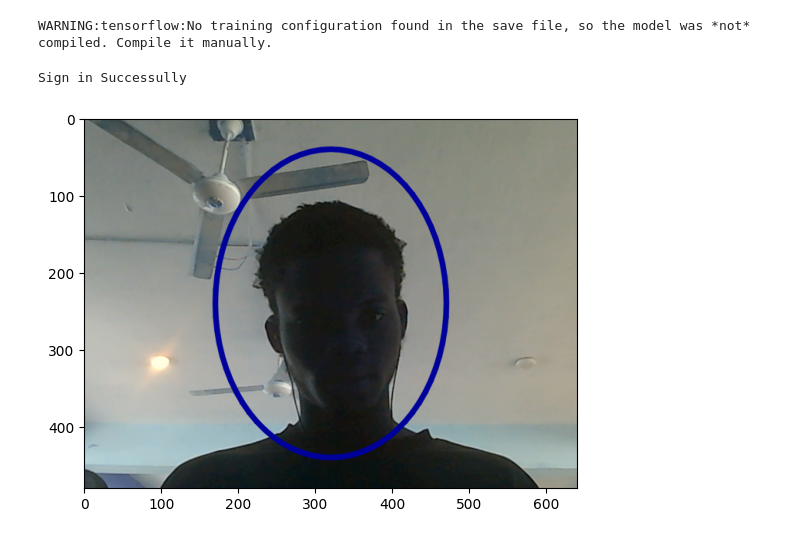
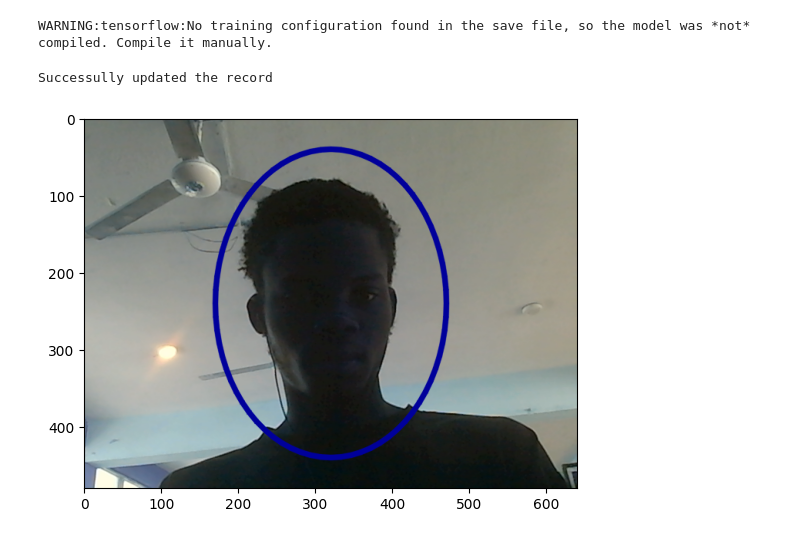
Before and after one commit to Godwin-T/Register-Project, a Jupyter notebook: initial.ipynb, the cells around one changed output. Drawn from its saved outputs; the diff is of its cells as text; code cells hidden in the pictures.

```diff
--- a/initial.ipynb
+++ b/initial.ipynb
@@ -14,19 +14,24 @@ from mtcnn.mtcnn import MTCNN
 # %%
 class Database:
 
-    def __init__(self, hostname, username, password, database=None):
+    def __init__(self, hostname, username, password):
 
         self.host = hostname
         self.user = username
         self.password = password
-        self.database = database
 
-
-    def connect_db(self):
+    def connect_server(self):
         mydb = mysql.connector.connect( host = self.host,
                                         user = self.user,
                                         passwd = self.password,
-                                        database = self.database
+                                        )
+        return mydb
+
+    def connect_db(self, dbname):
+        mydb = mysql.connector.connect( host = self.host,
+                                        user = self.user,
+                                        passwd = self.password,
+                                        database = dbname
                                         )
         return mydb
 
@@ -294,7 +299,7 @@ class worker():
         else:
             print('Individual did not sign in today')
 
-    def sign_out(self, img_database):
+    def sign_out(self):
 
         id = int(input('Enter your id: '))
         clock_out = self.signin_val('register', id)
@@ -310,7 +315,10 @@ class worker():
             #img = extract(frame)
             img = np.asarray(frame)
             plt.imshow(img)
-            real_worker = self.verify(img, name, img_database)
+
+            enc = self.retrieve_img_encoding(id)
+
+            real_worker = self.verify(img, name, enc)
 
             if real_worker == True:
 
@@ -337,8 +345,8 @@ user_name = 'root'
 password = 'Pattern'
 database_name =  'GraceTouch'
 
-db = Database(host_name, user_name, password, database_name)
-# db.create_db(database_name)
+db = Database(host_name, user_name, password)
+#db.connect_server()
 
 
 
@@ -352,7 +360,7 @@ db = Database(host_name, user_name, password, database_name)
 #                      time_in time, time_out time, primary key (id))"
 # db.create_table(name = 'register', features = company_register, database = 'gracetouch')
 
-new_connection = db.connect_db()
+new_connection = db.connect_db(database_name)
 cursor = new_connection.cursor(buffered=True)
 # %%
 frmodel = keras.models.load_model('./converted.h5')
@@ -362,7 +370,7 @@ woker_cls = worker(new_connection,cursor,frmodel, classifier)
 # %% [output]
 WARNING:tensorflow:No training configuration found in the save file, so the model was *not* compiled. Compile it manually.
 # %%
-woker_cls.sign_in()
+woker_cls.sign_out()
 # %% [output]
-Sign in Successully
+Successully updated the record
-[figure, old version]
+[figure, new version]
```
Also changed, not shown: 4 other files.
